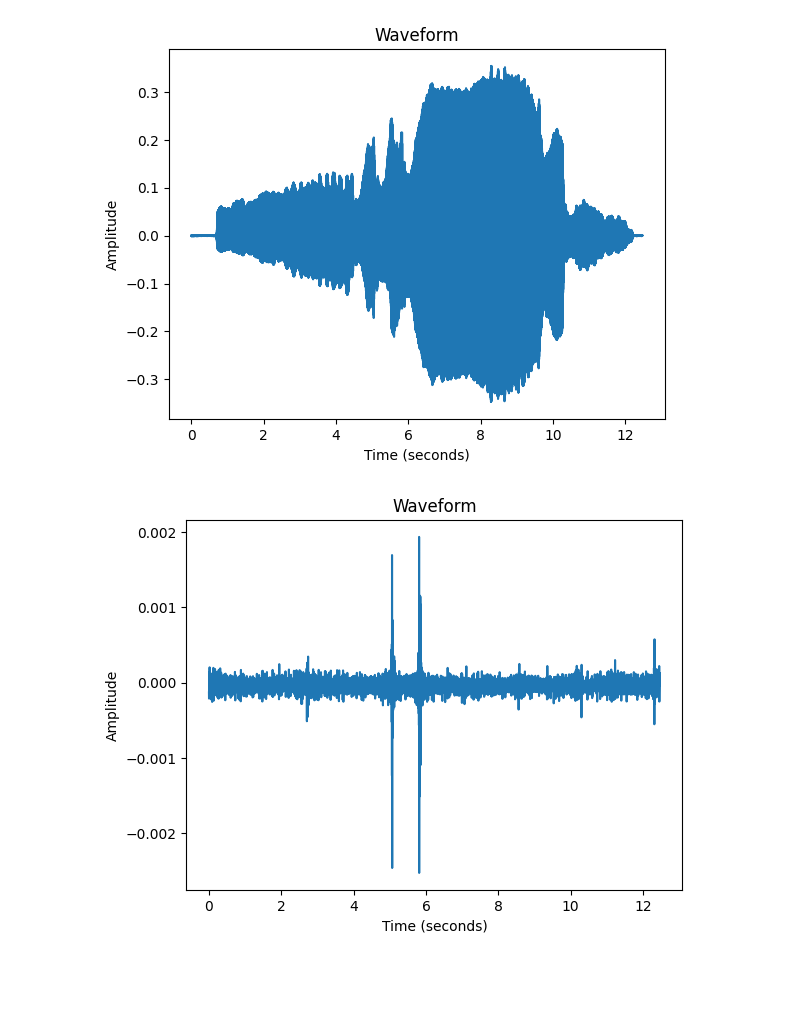
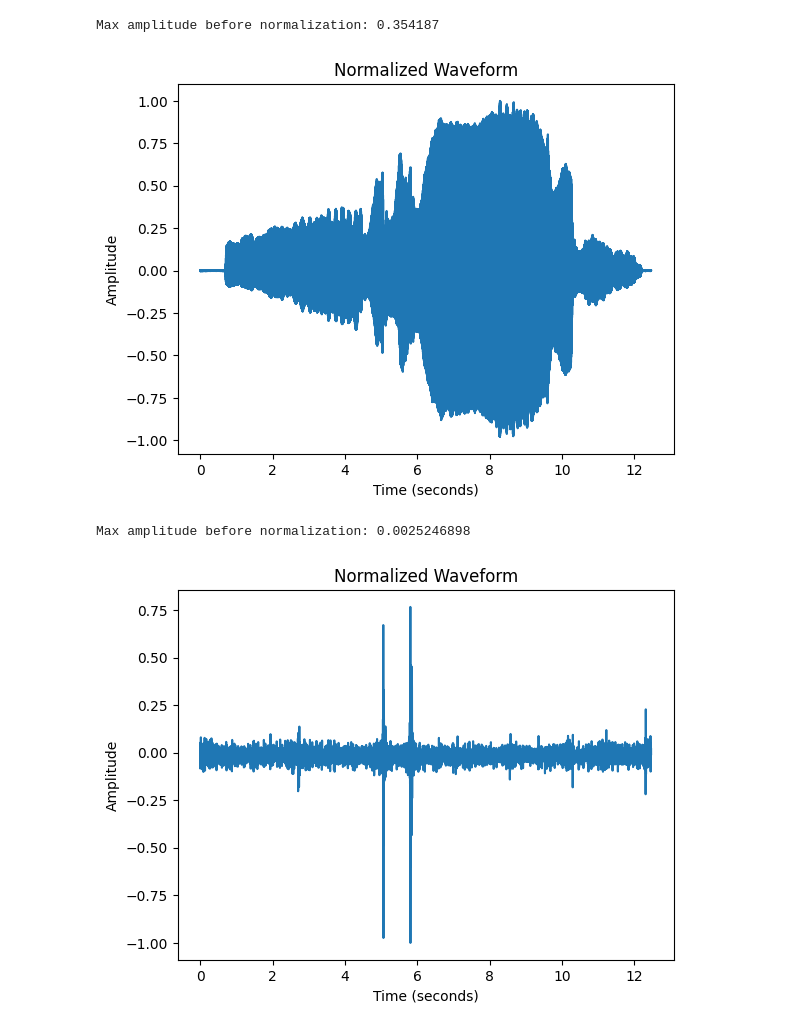
Before and after one commit to angelalexanderlopez176-a11y/2026MusicComputingClasswork, a Jupyter notebook: assignments/labAssignment1.ipynb, the cells around one changed output. Drawn from its saved outputs; the diff is of its cells as text; code cells hidden in the pictures; blank space fills up the shorter version.

```diff
--- a/assignments/labAssignment1.ipynb
+++ b/assignments/labAssignment1.ipynb
@@ -30,23 +30,28 @@ Resolving deltas: 100% (22/22), done.
 
 def plotAudio(file,samplingRate):
 
-  signal, sr = librosa.load(file, sr=samplingRate, mono=True)
-  time = np.arange(len(signal)) / sr
+  sig, sr = librosa.load(file, sr=samplingRate, mono=True)
+
+
+  time = np.arange(0, sig.shape[0]) / sr
+
+
+  excursion = max(abs(sig))
+  sigNew = sig / excursion
+  print("Max amplitude before normalization:", excursion)
+
 
   xlabel = "Time (seconds)"
   ylabel = "Amplitude"
 
+
   plt.figure()
-  plt.plot(time, signal)
+  plt.plot(time, sigNew)
   plt.xlabel(xlabel)
   plt.ylabel(ylabel)
-  plt.title("Waveform")
+  plt.title("Normalized Waveform")
   plt.axis('tight')
   plt.show()
-
-
-
-
 
   # In the function you should use librosa.load() to open the specified filename
   # with the specified sampling rate
@@ -63,17 +68,21 @@ def plotAudio(file,samplingRate):
 # %%
 # 3) Run the function twice (in different cells)
 # First use ‘avm.wav’ as the filename with a sampling rate of 44100
 
 file = '/content/musicComputing2026/audioFiles/avm.wav'
 samplingRate=44100
 plotAudio(file,samplingRate)
+
+sig, sr = librosa.load(file)
 # %% [output]
+Max amplitude before normalization: 0.354187
-[figure, old version]
+[figure, new version]
 # %%
 file = '/content/musicComputing2026/audioFiles/avm.wav'
 samplingRate = 441
 plotAudio(file, samplingRate)
 # %% [output]
+Max amplitude before normalization: 0.0025246898
-[figure, old version]
+[figure, new version]
 # %%
 # Second use ‘avm.wav’ as the filename with a sampling rate of 441
```
Also changed, not shown: parts of 1 cell of this notebook.
